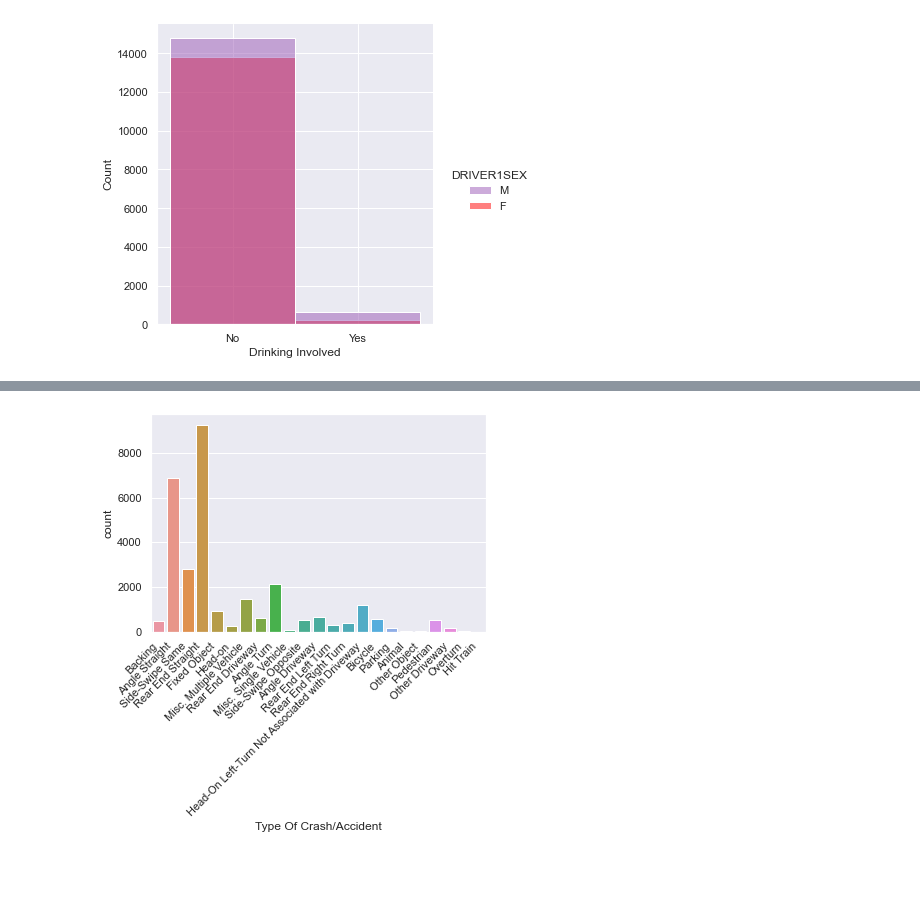
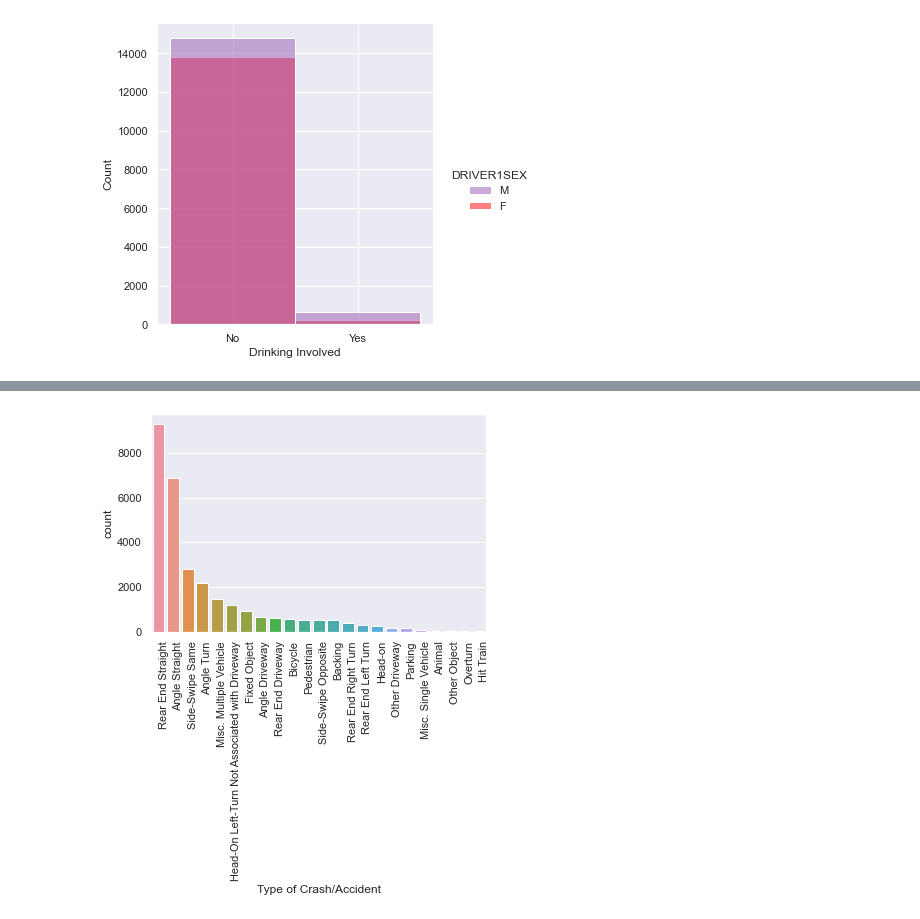
Before and after one commit to Ambush3/GR_Crash_Data, a Jupyter notebook: Crash.ipynb, the cells around one changed output, grey strips where cells are left out. Saved outputs shown, nothing was run; the diff lists cells and outputs as text; code cells hidden in the pictures; blank space fills up the shorter version.

```diff
--- a/Crash.ipynb
+++ b/Crash.ipynb
@@ -451,12 +457,13 @@ plt.show()
 # %%
-ax = sns.countplot(data_clean['CRASHTYPE'])
-ax.set_xticklabels(ax.get_xticklabels(), rotation=45,
-                   horizontalalignment='right'
+ax = sns.countplot(x='CRASHTYPE', data=data_clean,
+              order=data_clean['CRASHTYPE'].value_counts().index)
+ax.set_xticklabels(ax.get_xticklabels(), rotation=90,
+                   horizontalalignment='left'
                    )
-plt.xlabel('Type Of Crash/Accident')
+plt.xlabel('Type of Crash/Accident')
 plt.show()
 # %% [output]
-[figure, old version]
+[figure, new version]
 # %%
 df2 = data_clean.groupby ('CRASHDATE', as_index=False, sort=True).sum()
 df2 = df2.sort_values('CRASHDATE', ascending=False)
```
Also changed, not shown: parts of 12 cells of this notebook.
